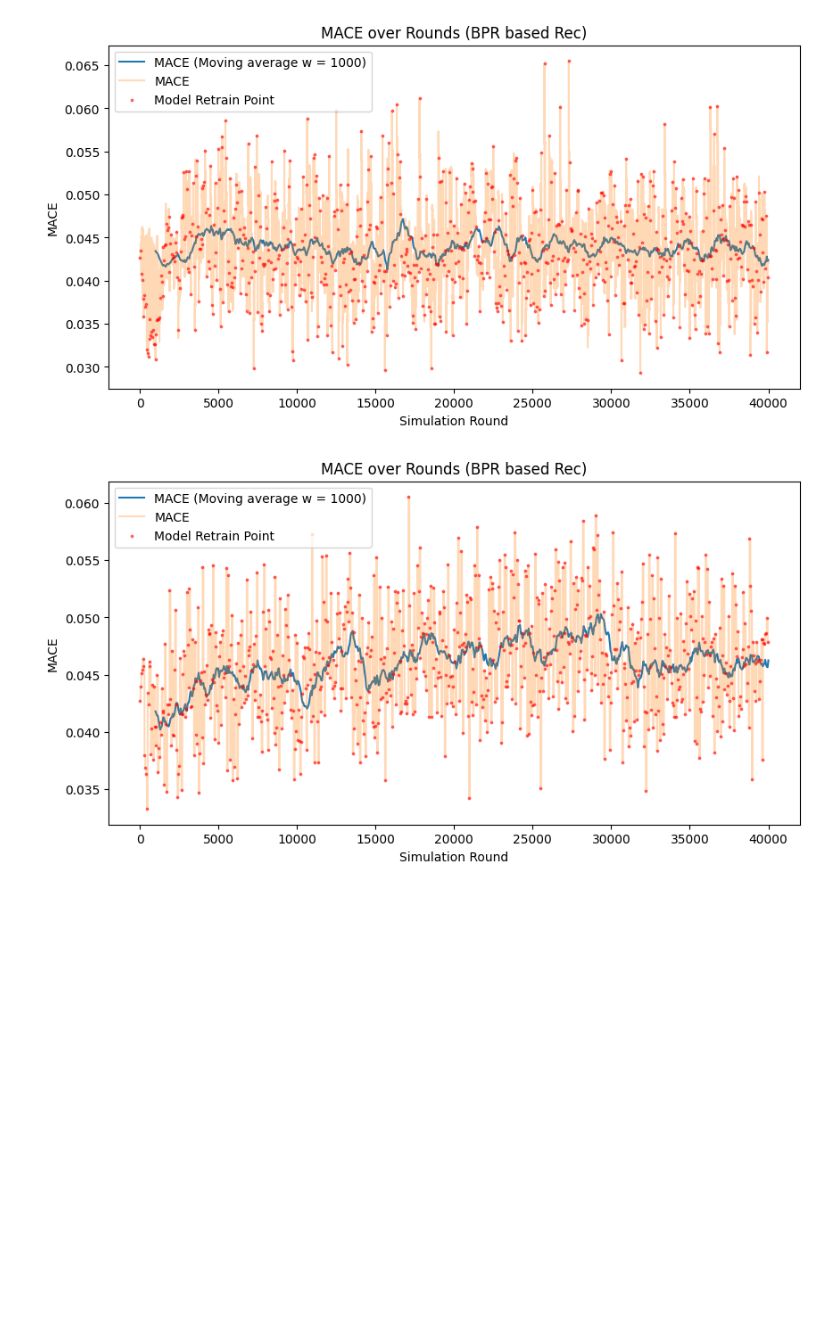
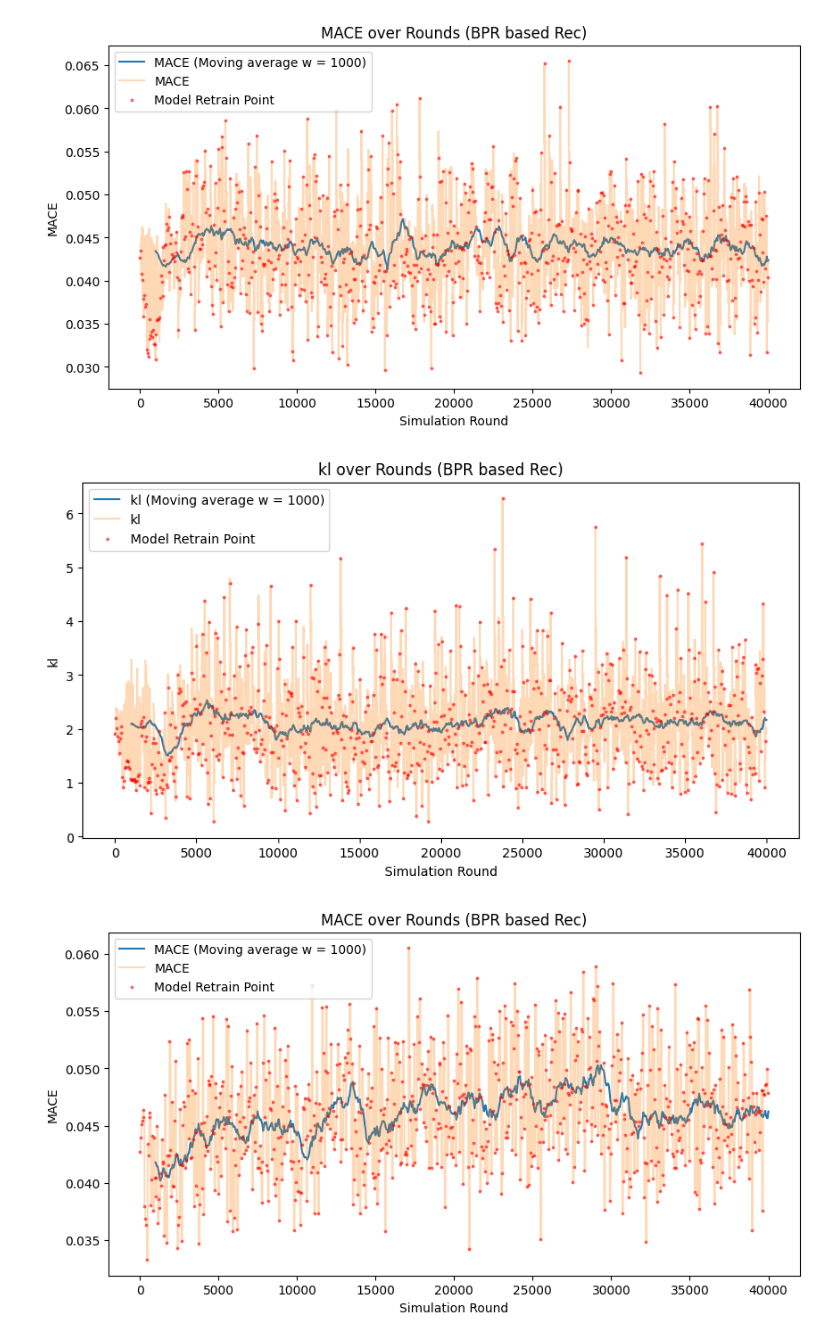
Before and after one commit to caiotda/dynamicTasteDistortion, a Jupyter notebook: data_exploration.ipynb, the cells around one changed output. Cells and saved outputs as stored; diff of their text form; code cells hidden in the pictures; blank space fills up the shorter version.

```diff
--- a/data_exploration.ipynb
+++ b/data_exploration.ipynb
@@ -223,9 +224,10 @@ Dois pontos que estão em aberto para mim e gostaria de dicutir:
 # %% [markdown]
 ## Utilizando a estratégia de mover o retreino
 # %%
-rolling_exp = "bpr_no_oracle_experiment_with_rolling.yaml"
-rolling_with_oracle_exp = "bpr_with_oracle_experiment_with_rolling.yaml"
-big_one = "bpr_with_oracle_experiment_big_one.yaml"
+rolling_exp = "experiments/bpr_no_oracle_experiment_with_rolling.yaml"
+rolling_with_oracle_exp = "experiments/bpr_with_oracle_experiment_with_rolling.yaml"
+big_one = "experiments/bpr_with_oracle_experiment_big_one.yaml"
+big_one_classic = "experiments/bpr_classic_big_one.yaml"
 # %%
 plot_metric_comparison(rolling_exp, rolling_with_oracle_exp, metric_name="mace", title="without oracle, with oracle", graph="line", plot_retrain_points=True)
 # %% [output]
@@ -246,6 +253,11 @@ mace, kl = read_metrics(exp)
 plot_metrics_smoothed(ax=None, metric=mace, model_name="BPR", metric_name="MACE", step=exp["num_rounds_per_eval"], window_size=1000)
 # %% [output]
 [figure]
+# %%
+# Versão removendo itens do histórico antes de recomendar.
+plot_metrics_smoothed(ax=None, metric=kl, model_name="BPR", metric_name="kl", step=exp["num_rounds_per_eval"], window_size=1000)
+# %% [output]
+[figure, added]
 # %%
 plot_metrics_smoothed(ax=None, metric=mace, model_name="BPR", metric_name="MACE", step=exp["num_rounds_per_eval"], window_size=1000)
 # %% [output]
```
Also changed, not shown: parts of 2 cells of this notebook.
